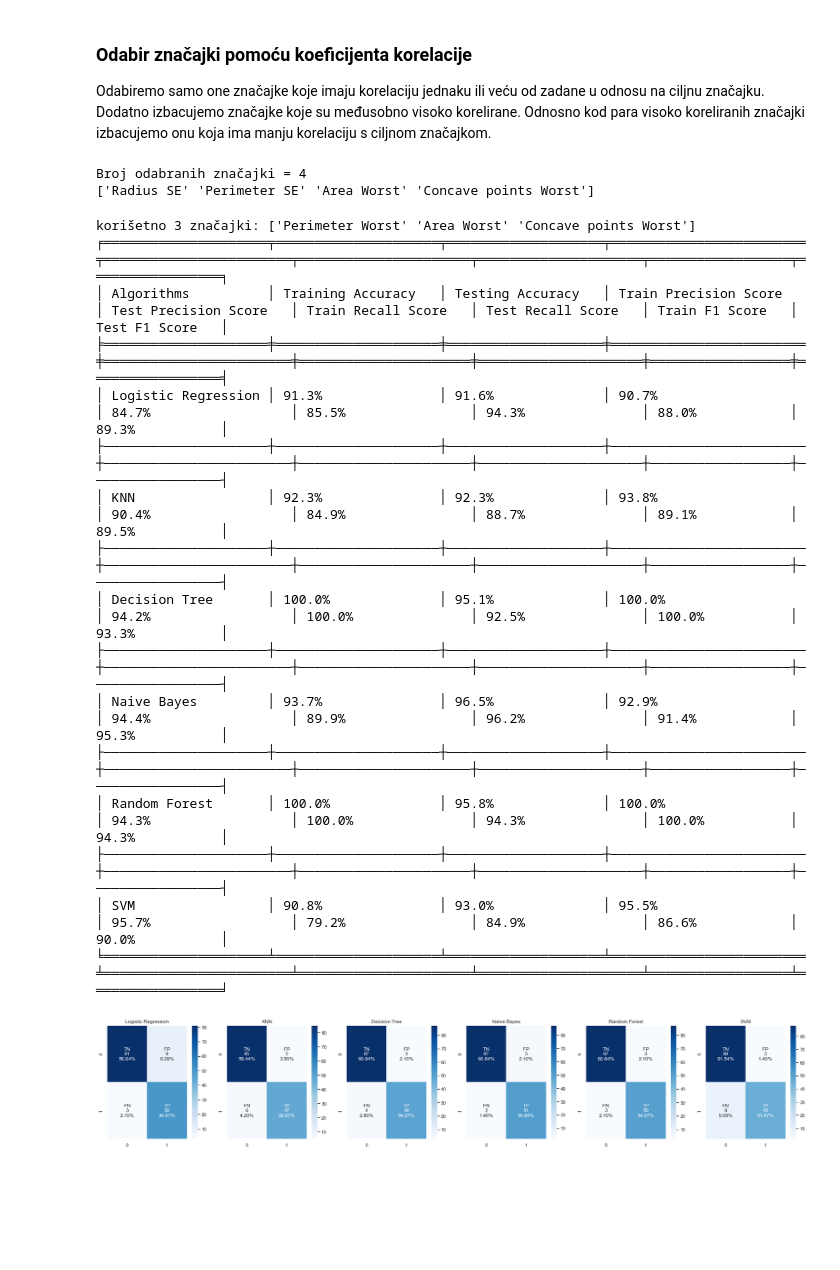
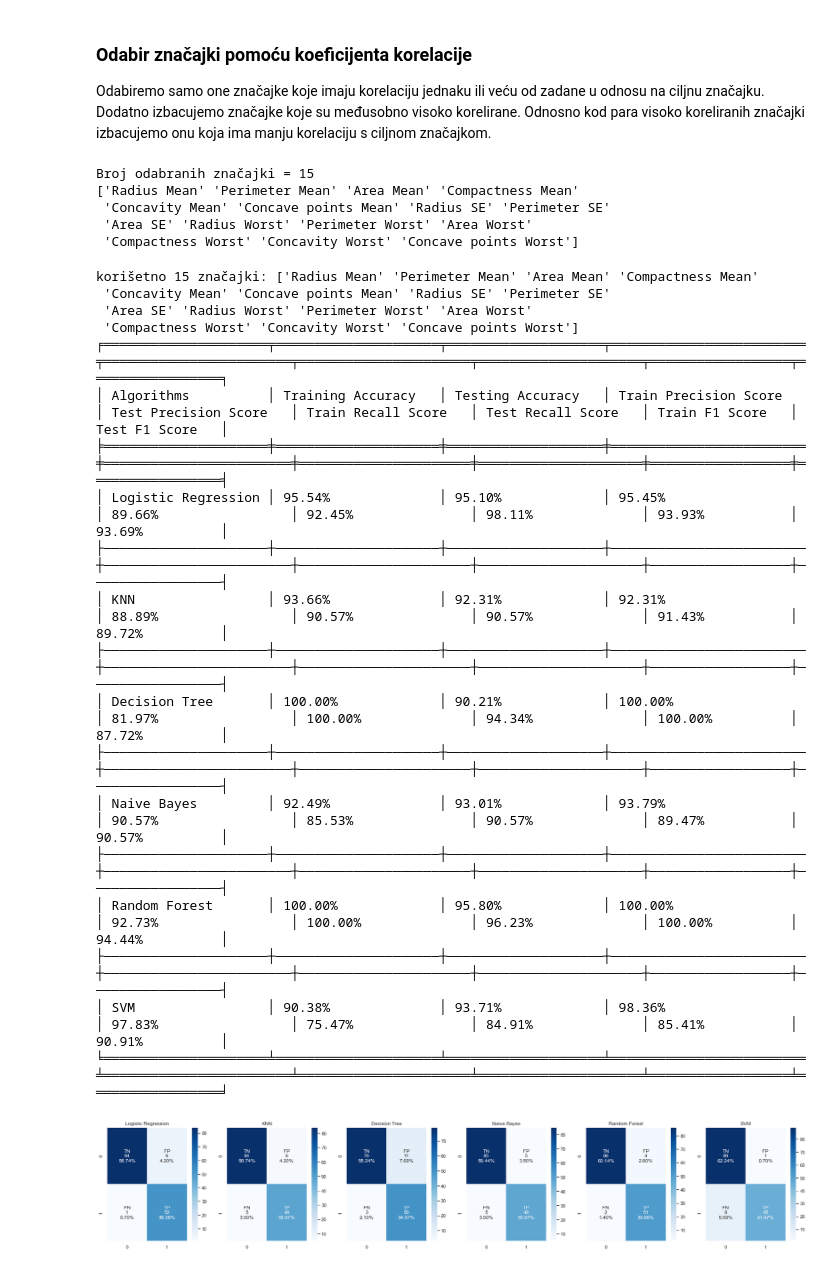
Before and after one commit to Antonio-Ilinovic/UUZOP_projekt, a Jupyter notebook: Breast_cancer_classifciation.ipynb, the cells around one changed output. Cells and saved outputs as stored; diff of their text form; code cells hidden in the pictures; blank space fills up the shorter version.

```diff
--- a/Breast_cancer_classifciation.ipynb
+++ b/Breast_cancer_classifciation.ipynb
@@ -410,7 +412,7 @@ def visualize_confusion_matrix(cfm):
 
 
 
-def train_and_evaluate_model(model, train_x=train_x, train_y=train_y, test_x=test_x, test_y=test_y):
+def train_and_evaluate_model(model, train_x, train_y, test_x, test_y):
     model.fit(train_x, train_y)
     train_predicted_y = model.predict(train_x)
     test_predicted_y = model.predict(test_x)
@@ -486,14 +488,14 @@ def evaluate_all_6_models_and_print_results(train_x, train_y, test_x, test_y):
     table = [['Algorithms', 'Training Accuracy', 'Testing Accuracy', 'Train Precision Score', 'Test Precision Score', 'Train Recall Score', 'Test Recall Score', 'Train F1 Score', 'Test F1 Score']]
     for model_name in models_names:
         table.append([model_name,
-            f'{models_train_accuracies[model_name]*100:.1f}%',
-            f'{models_test_accuracies[model_name]*100:.1f}%',
-            f'{models_train_precision_scores[model_name]*100:.1f}%',
-            f'{models_test_precision_scores[model_name]*100:.1f}%',
-            f'{models_train_recall_scores[model_name]*100:.1f}%',
-            f'{models_test_recall_scores[model_name]*100:.1f}%',
-            f'{models_train_f1_scores[model_name]*100:.1f}%',
-            f'{models_test_f1_scores[model_name]*100:.1f}%',
+            f'{models_train_accuracies[model_name]*100:.2f}%',
+            f'{models_test_accuracies[model_name]*100:.2f}%',
+            f'{models_train_precision_scores[model_name]*100:.2f}%',
+            f'{models_test_precision_scores[model_name]*100:.2f}%',
+            f'{models_train_recall_scores[model_name]*100:.2f}%',
+            f'{models_test_recall_scores[model_name]*100:.2f}%',
+            f'{models_train_f1_scores[model_name]*100:.2f}%',
+            f'{models_test_f1_scores[model_name]*100:.2f}%',
         ])
 
     print(tabulate(table, headers='firstrow', tablefmt='fancy_grid'))
@@ -592,42 +596,48 @@ def select_features(data=data, MIN_CORR_TO_LABEL=0.5, MAX_CORR_TO_OTHER_FEATURE=
 
 
 MIN_CORR_TO_LABEL=0.5
-MAX_CORR_TO_OTHER_FEATURE=0.8
+MAX_CORR_TO_OTHER_FEATURE=1.0
 selected_features = select_features(MIN_CORR_TO_LABEL=MIN_CORR_TO_LABEL, MAX_CORR_TO_OTHER_FEATURE=MAX_CORR_TO_OTHER_FEATURE)
 print(f'Broj odabranih značajki = {len(selected_features)}')
 print(selected_features)
 # %% [output]
-Broj odabranih značajki = 4
-['Radius SE' 'Perimeter SE' 'Area Worst' 'Concave points Worst']
+Broj odabranih značajki = 15
+['Radius Mean' 'Perimeter Mean' 'Area Mean' 'Compactness Mean'
+ 'Concavity Mean' 'Concave points Mean' 'Radius SE' 'Perimeter SE'
+ 'Area SE' 'Radius Worst' 'Perimeter Worst' 'Area Worst'
+ 'Compactness Worst' 'Concavity Worst' 'Concave points Worst']
 # %%
 # izrada skupa podataka za treniranje i testiranje (uz odabir značajki)
 # train i test set ostaju isti, samo što ćemo sada filtrirati, tj. odabrati samo one značajke koje imaju dovoljno veliku korelaciju sa ciljnom značajkom.
 
-data_columns = select_features(MIN_CORR_TO_LABEL=0.7, MAX_CORR_TO_OTHER_FEATURE=0.9)
+data_columns = select_features(MIN_CORR_TO_LABEL=0.5, MAX_CORR_TO_OTHER_FEATURE=1.0)
 label_column = 'Diagnosis'
 
 selected_features_train_x = train[data_columns]
 selected_features_train_y = train[label_column]
 selected_features_test_x = test[data_columns]
 selected_features_test_y = test[label_column]
 
 print(f'korišetno {len(data_columns)} značajki: {data_columns}')
 evaluate_all_6_models_and_print_results(selected_features_train_x, selected_features_train_y, selected_features_test_x, selected_features_test_y)
 # %% [output]
-korišetno 3 značajki: ['Perimeter Worst' 'Area Worst' 'Concave points Worst']
+korišetno 15 značajki: ['Radius Mean' 'Perimeter Mean' 'Area Mean' 'Compactness Mean'
+ 'Concavity Mean' 'Concave points Mean' 'Radius SE' 'Perimeter SE'
+ 'Area SE' 'Radius Worst' 'Perimeter Worst' 'Area Worst'
+ 'Compactness Worst' 'Concavity Worst' 'Concave points Worst']
 ╒═════════════════════╤═════════════════════╤════════════════════╤═════════════════════════╤════════════════════════╤══════════════════════╤═════════════════════╤══════════════════╤═════════════════╕
 │ Algorithms          │ Training Accuracy   │ Testing Accuracy   │ Train Precision Score   │ Test Precision Score   │ Train Recall Score   │ Test Recall Score   │ Train F1 Score   │ Test F1 Score   │
 ╞═════════════════════╪═════════════════════╪════════════════════╪═════════════════════════╪════════════════════════╪══════════════════════╪═════════════════════╪══════════════════╪═════════════════╡
-│ Logistic Regression │ 91.3%               │ 91.6%              │ 90.7%                   │ 84.7%                  │ 85.5%                │ 94.3%               │ 88.0%            │ 89.3%           │
+│ Logistic Regression │ 95.54%              │ 95.10%             │ 95.45%                  │ 89.66%                 │ 92.45%               │ 98.11%              │ 93.93%           │ 93.69%          │
 ├─────────────────────┼─────────────────────┼────────────────────┼─────────────────────────┼────────────────────────┼──────────────────────┼─────────────────────┼──────────────────┼─────────────────┤
-│ KNN                 │ 92.3%               │ 92.3%              │ 93.8%                   │ 90.4%                  │ 84.9%                │ 88.7%               │ 89.1%            │ 89.5%           │
+│ KNN                 │ 93.66%              │ 92.31%             │ 92.31%                  │ 88.89%                 │ 90.57%               │ 90.57%              │ 91.43%           │ 89.72%          │
 ├─────────────────────┼─────────────────────┼────────────────────┼─────────────────────────┼────────────────────────┼──────────────────────┼─────────────────────┼──────────────────┼─────────────────┤
-│ Decision Tree       │ 100.0%              │ 95.1%              │ 100.0%                  │ 94.2%                  │ 100.0%               │ 92.5%               │ 100.0%           │ 93.3%           │
+│ Decision Tree       │ 100.00%             │ 90.21%             │ 100.00%                 │ 81.97%                 │ 100.00%              │ 94.34%              │ 100.00%          │ 87.72%          │
 ├─────────────────────┼─────────────────────┼────────────────────┼─────────────────────────┼────────────────────────┼──────────────────────┼─────────────────────┼──────────────────┼─────────────────┤
-│ Naive Bayes         │ 93.7%               │ 96.5%              │ 92.9%                   │ 94.4%                  │ 89.9%                │ 96.2%               │ 91.4%            │ 95.3%           │
+│ Naive Bayes         │ 92.49%              │ 93.01%             │ 93.79%                  │ 90.57%                 │ 85.53%               │ 90.57%              │ 89.47%           │ 90.57%          │
 ├─────────────────────┼─────────────────────┼────────────────────┼─────────────────────────┼────────────────────────┼──────────────────────┼─────────────────────┼──────────────────┼─────────────────┤
-│ Random Forest       │ 100.0%              │ 95.8%              │ 100.0%                  │ 94.3%                  │ 100.0%               │ 94.3%               │ 100.0%           │ 94.3%           │
+│ Random Forest       │ 100.00%             │ 95.80%             │ 100.00%                 │ 92.73%                 │ 100.00%              │ 96.23%              │ 100.00%          │ 94.44%          │
 ├─────────────────────┼─────────────────────┼────────────────────┼─────────────────────────┼────────────────────────┼──────────────────────┼─────────────────────┼──────────────────┼─────────────────┤
-│ SVM                 │ 90.8%               │ 93.0%              │ 95.5%                   │ 95.7%                  │ 79.2%                │ 84.9%               │ 86.6%            │ 90.0%           │
+│ SVM                 │ 90.38%              │ 93.71%             │ 98.36%                  │ 97.83%                 │ 75.47%               │ 84.91%              │ 85.41%           │ 90.91%          │
 ╘═════════════════════╧═════════════════════╧════════════════════╧═════════════════════════╧════════════════════════╧══════════════════════╧═════════════════════╧══════════════════╧═════════════════╛
-[figure, old version]
+[figure, new version]
```
Also changed, not shown: parts of 14 cells of this notebook.
